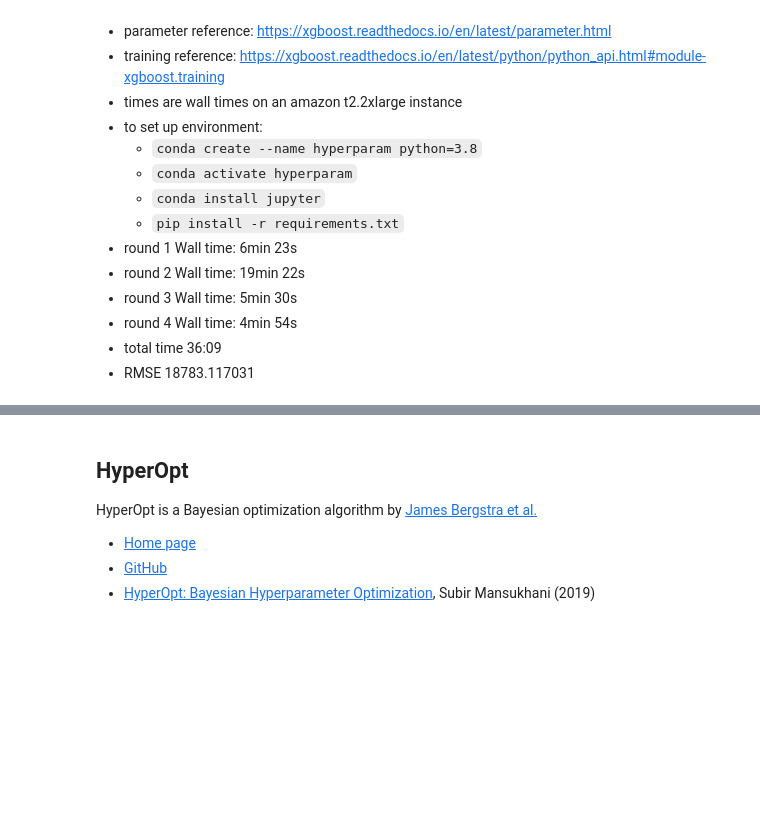
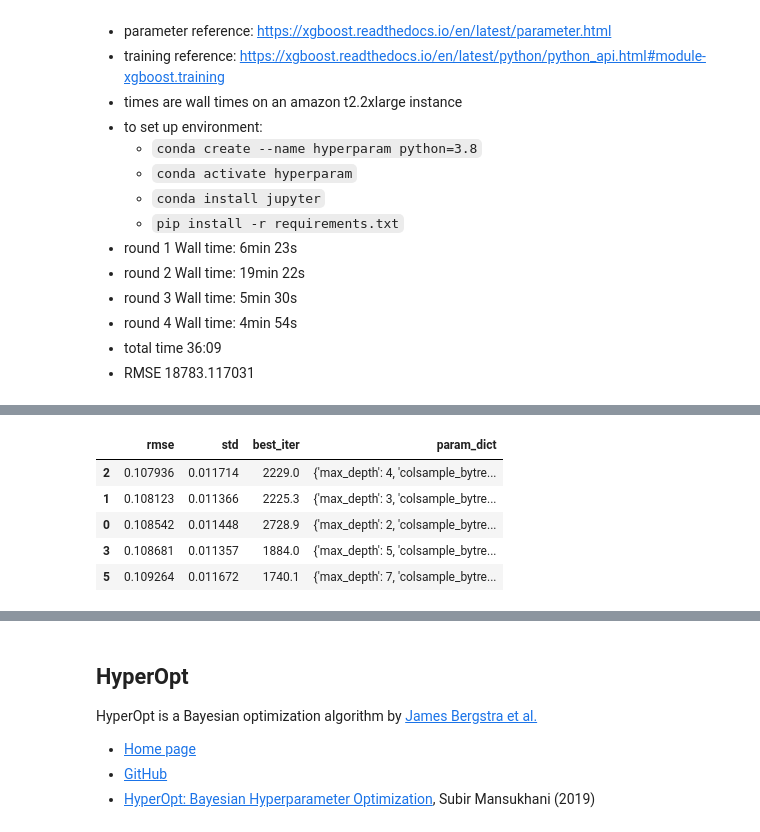
Before and after one commit to druce/iowa, a Jupyter notebook: hyperparameter_optimization.ipynb, the cells around one changed output, grey strips where cells are left out. Saved outputs shown, nothing was run; the diff lists cells and outputs as text; code cells hidden in the pictures; blank space fills up the shorter version.

Commit message:
refactor, cleanup vars and warnings, wandb

```diff
--- a/hyperparameter_optimization.ipynb
+++ b/hyperparameter_optimization.ipynb
@@ -101,7 +101,8 @@ from sklearn.linear_model import LinearRegression, ElasticNet, ElasticNetCV, Rid
 from sklearn.model_selection import train_test_split, cross_val_score, cross_val_predict, GridSearchCV, KFold
 from sklearn.preprocessing import RobustScaler
 from sklearn.metrics import mean_absolute_error, mean_squared_error, r2_score
-from sklearn.pipeline import make_pipeline
+from sklearn.pipeline import make_pipeline, Pipeline
+from sklearn.decomposition import PCA
 
 #!conda install -y -c conda-forge  xgboost
 import xgboost
@@ -118,13 +119,15 @@ from ray.tune.schedulers import AsyncHyperBandScheduler
 from ray.tune.suggest.hyperopt import HyperOptSearch
 from ray.tune.suggest.optuna import OptunaSearch
 from ray.tune.logger import DEFAULT_LOGGERS
-from ray.tune.integration.wandb import WandbLogger
+# from ray.tune.integration.wandb import WandbLogger
 
-# pip install hyperopt
-# pip install optuna
-
-import wandb
-os.environ['WANDB_NOTEBOOK_NAME']='hyperparameter_optimization.ipynb'
+# wandb is great for real-time tracking but not necessary
+# import wandb
+# from ray.tune.integration.wandb import wandb_mixin
+# from wandb.lightgbm import wandb_callback
+# os.environ['WANDB_NOTEBOOK_NAME']='hyperparameter_optimization'
+# os.environ["WANDB_RUN_GROUP"] = "experiment-" + wandb.util.generate_id()
+# wandb.init(group="experiment_1", job_type="eval")
 
 print(datetime.now())
 
@@ -134,4 +137,6 @@ print ("%-20s %s"% ("sklearn", sklearn.__version__))
 print ("%-20s %s"% ("xgboost", xgboost.__version__))
 print ("%-20s %s"% ("lightgbm", lightgbm.__version__))
 print ("%-20s %s"% ("ray", ray.__version__))
+
+pd.set_option('max_colwidth', 1000)
 # %% [output]
@@ -712,0 +623,37 @@ print(params)
+# %%
+%%time
+# set initial XGboost parameters
+# run round 1 and get max_depth, min_child_weight based on best values
+# update parameters and run round 2 for subsample and colsample_bytree
+# update parameters and run round 3 for learning_rate and best n_iterations
+# this is not an exhaustive list but a representative list of most important parameters to tune
+# see https://xgboost.readthedocs.io/en/latest/parameter.html for all parameters
+# https://sites.google.com/view/lauraepp/parameters
+
+# early_stopping_rounds gives a warning but seems to be used
+# seems like XGB doesn't like it when you use sklearn API beyond the basics
+# possibly the native .cv might be the way to go
+
+# initial hyperparams
+current_params = {
+    'max_depth': 5,
+    'colsample_bytree': 0.5,
+    'colsample_bylevel': 0.5,
+    'subsample': 0.5,
+    'learning_rate': 0.01,
+}
+
+##################################################
+# round 1: tune depth , max_leaves
+##################################################
+max_depths = list(range(2,8))
+# max_leavess = [1, 3, 10, 30, 100] #  doesn't matter
+# grid_search_dicts = [dict(zip(['max_depth', 'max_leaves'], [a, b]))
+#                      for a,b in product(max_depths, max_leavess)]
+grid_search_dicts = [{'max_depth': md} for md in max_depths]
+# merge into full param dicts
+full_search_dicts = [{**current_params, **d} for d in grid_search_dicts]
+
+# cv and get best params
+current_params, results_df = cv_over_param_dict(df, full_search_dicts, predictors, response, kfolds, verbose=False)
+# %% [output]
@@ -712,0 +670,6 @@ print(params)
+|  | rmse | std | best_iter | param_dict |
+| 2 | 0.107936 | 0.011714 | 2229.0 | {'max_depth': 4, 'colsample_bytre... |
+| 1 | 0.108123 | 0.011366 | 2225.3 | {'max_depth': 3, 'colsample_bytre... |
+| 0 | 0.108542 | 0.011448 | 2728.9 | {'max_depth': 2, 'colsample_bytre... |
+| 3 | 0.108681 | 0.011357 | 1884.0 | {'max_depth': 5, 'colsample_bytre... |
+| 5 | 0.109264 | 0.011672 | 1740.1 | {'max_depth': 7, 'colsample_bytre... |
```
Also changed, not shown: parts of 51 cells of this notebook.
